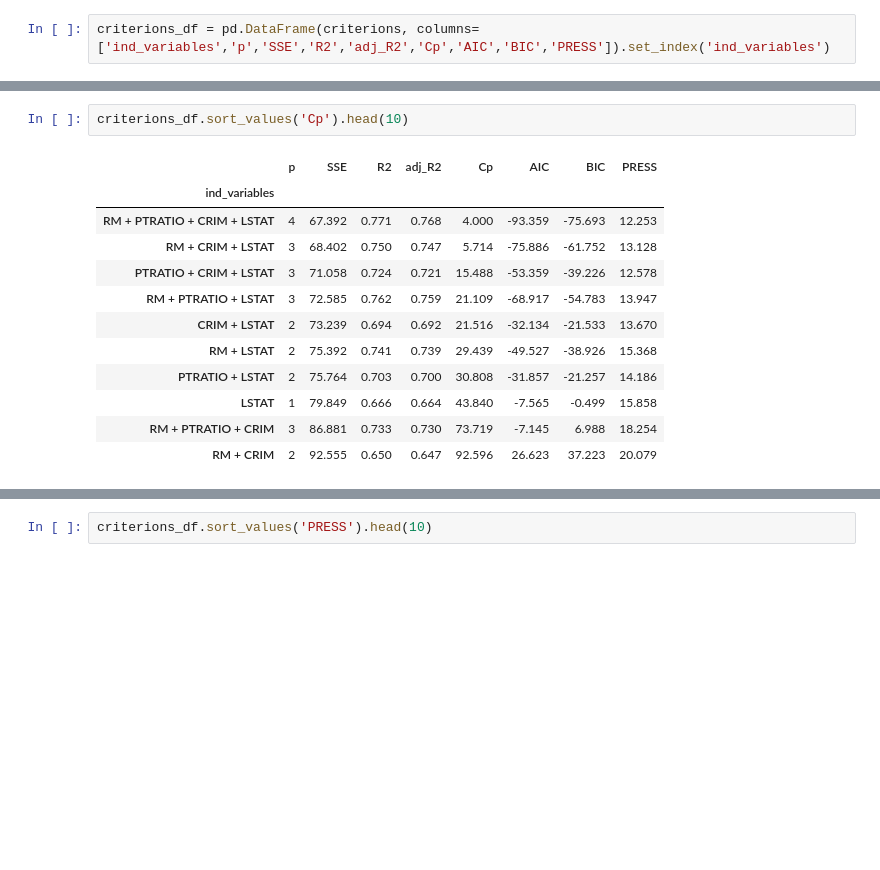
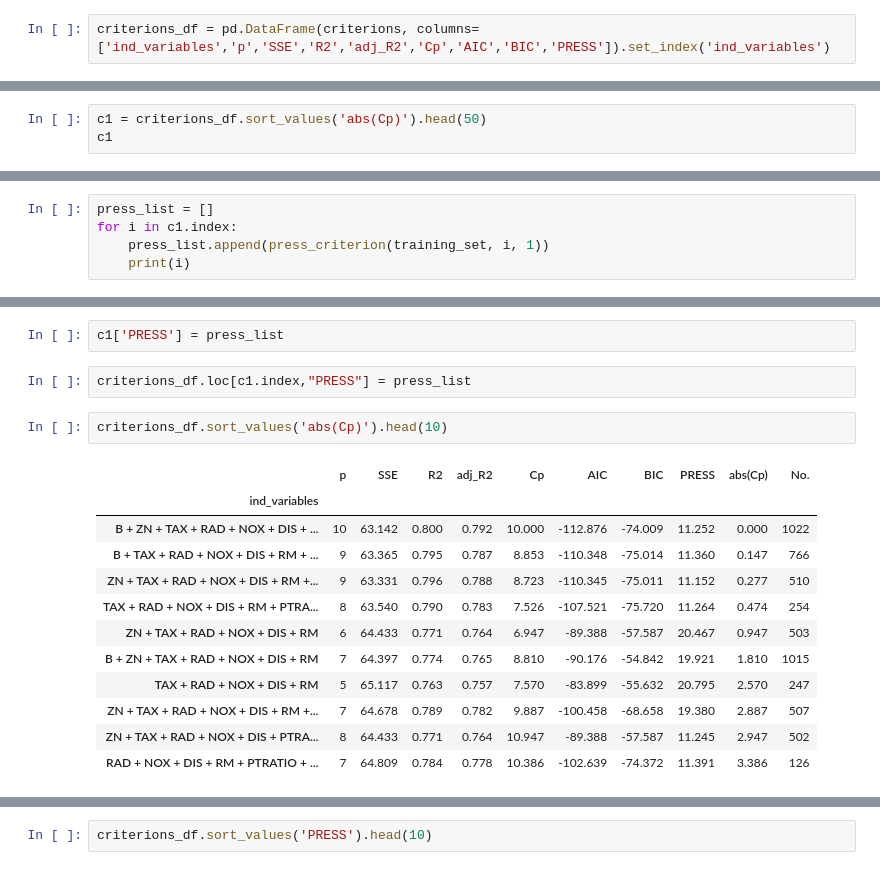
Before and after one commit to laic0022/FN6809_Linear_Financial_Models, a Jupyter notebook: LRM_boston_house_price.ipynb, the cells around one changed output, grey strips where cells are left out. Cells and saved outputs as stored; diff of their text form; blank space fills up the shorter version.

```diff
--- a/LRM_boston_house_price.ipynb
+++ b/LRM_boston_house_price.ipynb
@@ -459,0 +518,3 @@ criterions_df = pd.DataFrame(criterions, columns=['ind_variables','p','SSE','R2'
+# %%
+c1 = criterions_df.sort_values('abs(Cp)').head(50)
+c1
@@ -459,0 +572,5 @@ criterions_df = pd.DataFrame(criterions, columns=['ind_variables','p','SSE','R2'
+# %%
+press_list = []
+for i in c1.index:
+    press_list.append(press_criterion(training_set, i, 1))
+    print(i)
@@ -460,15 +595,19 @@ criterions_df = pd.DataFrame(criterions, columns=['ind_variables','p','SSE','R2'
+# %%
+c1['PRESS'] = press_list
+# %%
+criterions_df.loc[c1.index,"PRESS"] = press_list
 # %%
-criterions_df.sort_values('Cp').head(10)
+criterions_df.sort_values('abs(Cp)').head(10)
 # %% [output]
-|  | p | SSE | R2 | adj_R2 | Cp | AIC | BIC | PRESS |
-| ind_variables |  |  |  |  |  |  |  |  |
-| RM + PTRATIO + CRIM + LSTAT | 4 | 67.392 | 0.771 | 0.768 | 4.000 | -93.359 | -75.693 | 12.253 |
-| RM + CRIM + LSTAT | 3 | 68.402 | 0.750 | 0.747 | 5.714 | -75.886 | -61.752 | 13.128 |
-| PTRATIO + CRIM + LSTAT | 3 | 71.058 | 0.724 | 0.721 | 15.488 | -53.359 | -39.226 | 12.578 |
-| RM + PTRATIO + LSTAT | 3 | 72.585 | 0.762 | 0.759 | 21.109 | -68.917 | -54.783 | 13.947 |
-| CRIM + LSTAT | 2 | 73.239 | 0.694 | 0.692 | 21.516 | -32.134 | -21.533 | 13.670 |
-| RM + LSTAT | 2 | 75.392 | 0.741 | 0.739 | 29.439 | -49.527 | -38.926 | 15.368 |
-| PTRATIO + LSTAT | 2 | 75.764 | 0.703 | 0.700 | 30.808 | -31.857 | -21.257 | 14.186 |
-| LSTAT | 1 | 79.849 | 0.666 | 0.664 | 43.840 | -7.565 | -0.499 | 15.858 |
-| RM + PTRATIO + CRIM | 3 | 86.881 | 0.733 | 0.730 | 73.719 | -7.145 | 6.988 | 18.254 |
-| RM + CRIM | 2 | 92.555 | 0.650 | 0.647 | 92.596 | 26.623 | 37.223 | 20.079 |
+|  | p | SSE | R2 | adj_R2 | Cp | AIC | BIC | PRESS | abs(Cp) | No. |
+| ind_variables |  |  |  |  |  |  |  |  |  |  |
+| B + ZN + TAX + RAD + NOX + DIS + ... | 10 | 63.142 | 0.800 | 0.792 | 10.000 | -112.876 | -74.009 | 11.252 | 0.000 | 1022 |
+| B + TAX + RAD + NOX + DIS + RM + ... | 9 | 63.365 | 0.795 | 0.787 | 8.853 | -110.348 | -75.014 | 11.360 | 0.147 | 766 |
+| ZN + TAX + RAD + NOX + DIS + RM +... | 9 | 63.331 | 0.796 | 0.788 | 8.723 | -110.345 | -75.011 | 11.152 | 0.277 | 510 |
+| TAX + RAD + NOX + DIS + RM + PTRA... | 8 | 63.540 | 0.790 | 0.783 | 7.526 | -107.521 | -75.720 | 11.264 | 0.474 | 254 |
+| ZN + TAX + RAD + NOX + DIS + RM | 6 | 64.433 | 0.771 | 0.764 | 6.947 | -89.388 | -57.587 | 20.467 | 0.947 | 503 |
+| B + ZN + TAX + RAD + NOX + DIS + RM | 7 | 64.397 | 0.774 | 0.765 | 8.810 | -90.176 | -54.842 | 19.921 | 1.810 | 1015 |
+| TAX + RAD + NOX + DIS + RM | 5 | 65.117 | 0.763 | 0.757 | 7.570 | -83.899 | -55.632 | 20.795 | 2.570 | 247 |
+| ZN + TAX + RAD + NOX + DIS + RM +... | 7 | 64.678 | 0.789 | 0.782 | 9.887 | -100.458 | -68.658 | 19.380 | 2.887 | 507 |
+| ZN + TAX + RAD + NOX + DIS + PTRA... | 8 | 64.433 | 0.771 | 0.764 | 10.947 | -89.388 | -57.587 | 11.245 | 2.947 | 502 |
+| RAD + NOX + DIS + RM + PTRATIO + ... | 7 | 64.809 | 0.784 | 0.778 | 10.386 | -102.639 | -74.372 | 11.391 | 3.386 | 126 |
```
Also changed, not shown: parts of 34 cells of this notebook, 1 other file.
